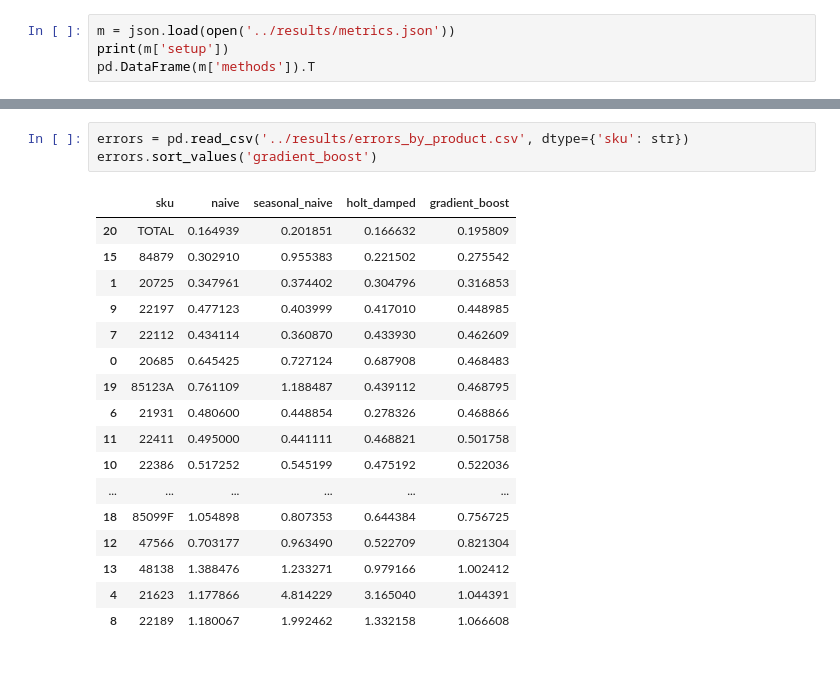
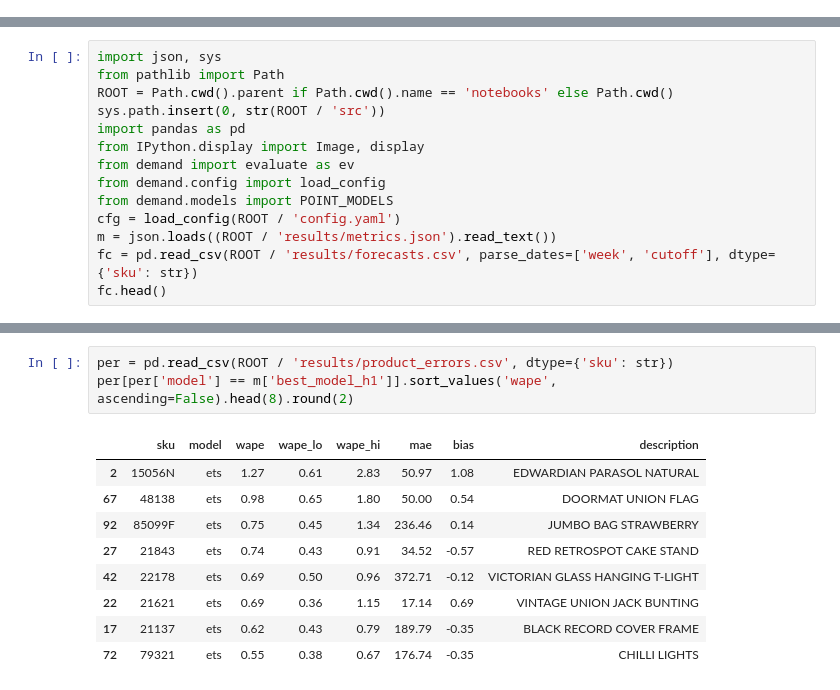
Before and after one commit to teozkose/demand-forecasting-weekly-sales, a Jupyter notebook: notebooks/01_analysis.ipynb, the cells around one changed output, grey strips where cells are left out. Cells and saved outputs as stored; diff of their text form.

Commit message:
Re-execute the analysis notebook

```diff
--- a/notebooks/01_analysis.ipynb
+++ b/notebooks/01_analysis.ipynb
@@ -41,4 +0,0 @@ plt.tight_layout(); plt.show()
-# %%
-m = json.load(open('../results/metrics.json'))
-print(m['setup'])
-pd.DataFrame(m['methods']).T
@@ -51,0 +5,14 @@ pd.DataFrame(m['methods']).T
+# %%
+import json, sys
+from pathlib import Path
+ROOT = Path.cwd().parent if Path.cwd().name == 'notebooks' else Path.cwd()
+sys.path.insert(0, str(ROOT / 'src'))
+import pandas as pd
+from IPython.display import Image, display
+from demand import evaluate as ev
+from demand.config import load_config
+from demand.models import POINT_MODELS
+cfg = load_config(ROOT / 'config.yaml')
+m = json.loads((ROOT / 'results/metrics.json').read_text())
+fc = pd.read_csv(ROOT / 'results/forecasts.csv', parse_dates=['week', 'cutoff'], dtype={'sku': str})
+fc.head()
@@ -52,21 +105,13 @@ pd.DataFrame(m['methods']).T
 # %%
-errors = pd.read_csv('../results/errors_by_product.csv', dtype={'sku': str})
-errors.sort_values('gradient_boost')
+per = pd.read_csv(ROOT / 'results/product_errors.csv', dtype={'sku': str})
+per[per['model'] == m['best_model_h1']].sort_values('wape', ascending=False).head(8).round(2)
 # %% [output]
-|  | sku | naive | seasonal_naive | holt_damped | gradient_boost |
-| 20 | TOTAL | 0.164939 | 0.201851 | 0.166632 | 0.195809 |
-| 15 | 84879 | 0.302910 | 0.955383 | 0.221502 | 0.275542 |
-| 1 | 20725 | 0.347961 | 0.374402 | 0.304796 | 0.316853 |
-| 9 | 22197 | 0.477123 | 0.403999 | 0.417010 | 0.448985 |
-| 7 | 22112 | 0.434114 | 0.360870 | 0.433930 | 0.462609 |
-| 0 | 20685 | 0.645425 | 0.727124 | 0.687908 | 0.468483 |
-| 19 | 85123A | 0.761109 | 1.188487 | 0.439112 | 0.468795 |
-| 6 | 21931 | 0.480600 | 0.448854 | 0.278326 | 0.468866 |
-| 11 | 22411 | 0.495000 | 0.441111 | 0.468821 | 0.501758 |
-| 10 | 22386 | 0.517252 | 0.545199 | 0.475192 | 0.522036 |
-| ... | ... | ... | ... | ... | ... |
-| 18 | 85099F | 1.054898 | 0.807353 | 0.644384 | 0.756725 |
-| 12 | 47566 | 0.703177 | 0.963490 | 0.522709 | 0.821304 |
-| 13 | 48138 | 1.388476 | 1.233271 | 0.979166 | 1.002412 |
-| 4 | 21623 | 1.177866 | 4.814229 | 3.165040 | 1.044391 |
-| 8 | 22189 | 1.180067 | 1.992462 | 1.332158 | 1.066608 |
+|  | sku | model | wape | wape_lo | wape_hi | mae | bias | description |
+| 2 | 15056N | ets | 1.27 | 0.61 | 2.83 | 50.97 | 1.08 | EDWARDIAN PARASOL NATURAL |
+| 67 | 48138 | ets | 0.98 | 0.65 | 1.80 | 50.00 | 0.54 | DOORMAT UNION FLAG |
+| 92 | 85099F | ets | 0.75 | 0.45 | 1.34 | 236.46 | 0.14 | JUMBO BAG STRAWBERRY |
+| 27 | 21843 | ets | 0.74 | 0.43 | 0.91 | 34.52 | -0.57 | RED RETROSPOT CAKE STAND |
+| 42 | 22178 | ets | 0.69 | 0.50 | 0.96 | 372.71 | -0.12 | VICTORIAN GLASS HANGING T-LIGHT |
+| 22 | 21621 | ets | 0.69 | 0.36 | 1.15 | 17.14 | 0.69 | VINTAGE UNION JACK BUNTING |
+| 17 | 21137 | ets | 0.62 | 0.43 | 0.79 | 189.79 | -0.35 | BLACK RECORD COVER FRAME |
+| 72 | 79321 | ets | 0.55 | 0.38 | 0.67 | 176.74 | -0.35 | CHILLI LIGHTS |
```
Also changed, not shown: parts of 26 cells of this notebook.
